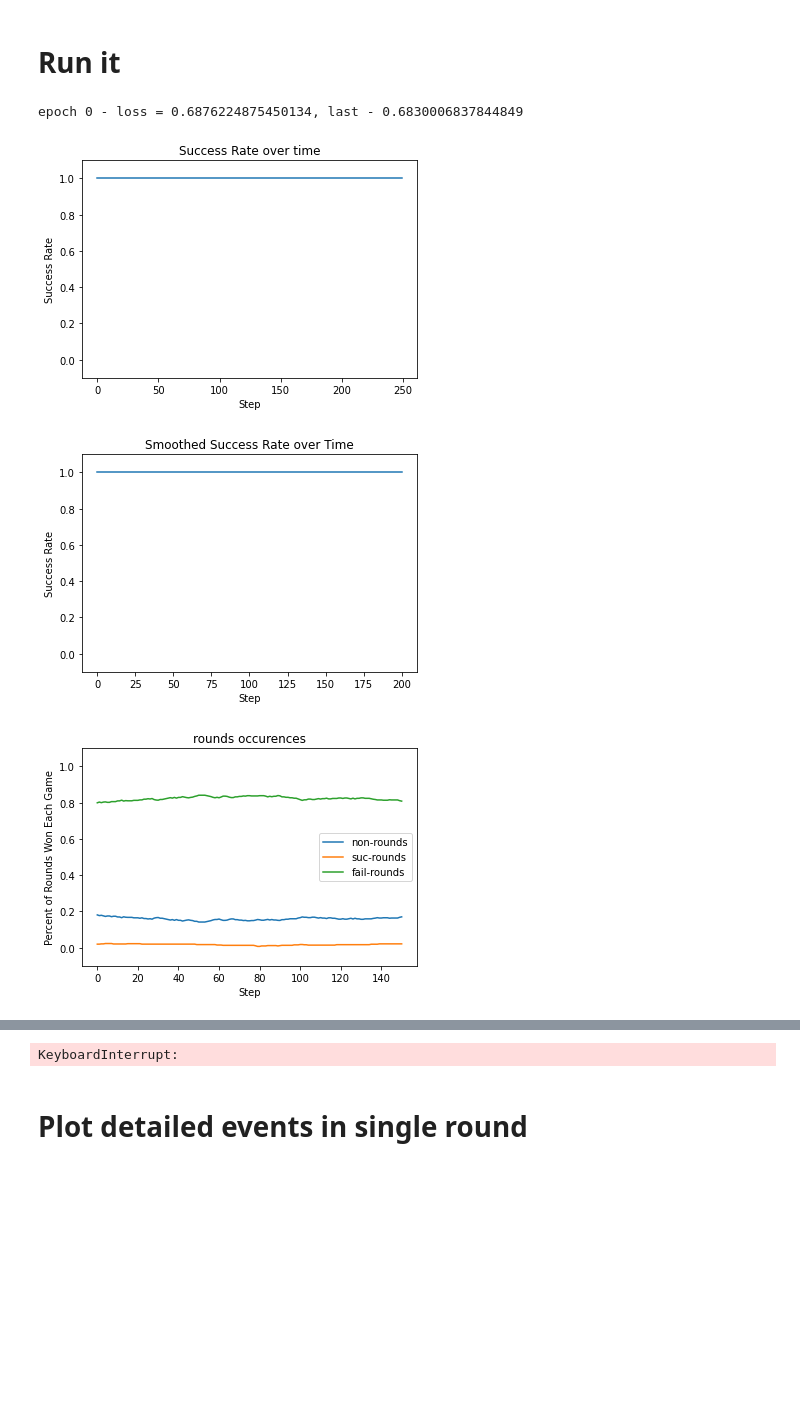
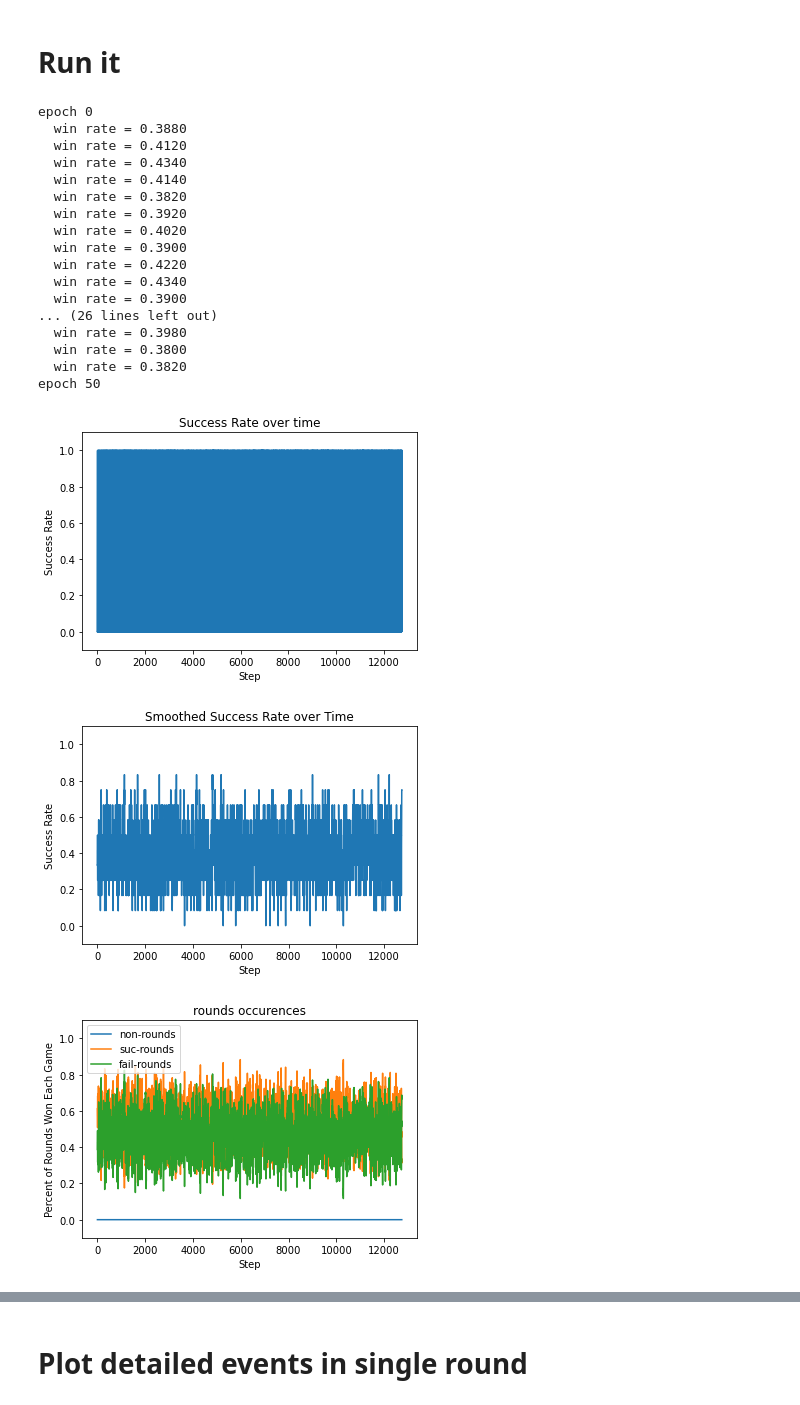
Before and after one commit to eli4224/avalon, a Jupyter notebook: main.ipynb, the cells around one changed output, grey strips where cells are left out. Saved outputs shown, nothing was run; the diff lists cells and outputs as text; code cells hidden in the pictures; blank space fills up the shorter version.

```diff
--- a/main.ipynb
+++ b/main.ipynb
@@ -188,7 +195,7 @@ def get_comm(use_critic=False):
 
 def get_miss(mission_shapes = (10,10), use_critic=False):
     model = NNetwork(SELF_SHAPE + WHO_SHAPE + HIST_SHAPE, 64, use_critic=use_critic)
-    return [CategoricalPolicy(model, mish, 64) for mish in mission_shapes]
+    return [CategoricalPolicy(model, mish, 64).to(device) for mish in mission_shapes]
 
 def get_vote(use_critic=False):
     return CategoricalPolicy(NNetwork(HIST_SHAPE + SELF_SHAPE + WHO_SHAPE, 128, use_critic=use_critic), 2, 128)
@@ -1593,6 +1681,10 @@ def game_success_state(hist, every):
 def evaluate(hist_log, winning_log, every_log):
     def moving_average(x, w):
         return np.convolve(x, np.ones(w), 'valid') / w
+    smoothing_scale = len(winning_log) // 1000
+    if smoothing_scale == 0:
+        return
+
     plt.plot(winning_log)
     plt.title("Success Rate over time")
     plt.ylabel("Success Rate")
@@ -1600,7 +1692,7 @@ def evaluate(hist_log, winning_log, every_log):
     plt.ylim([-0.1, 1.1])
     plt.show()
 
-    plt.plot(moving_average(winning_log, 50))
+    plt.plot(moving_average(winning_log, smoothing_scale))
     plt.xlabel("Step")
     plt.ylabel("Success Rate")
     plt.title("Smoothed Success Rate over Time")
@@ -1608,9 +1700,9 @@ def evaluate(hist_log, winning_log, every_log):
     plt.show()
 
     non_rounds, suc_rounds, fail_rounds = zip(*[count_round_stats(hist, every) for (hist, every) in zip(hist_log, every_log)])
-    plt.plot(moving_average(non_rounds, 100), label="non-rounds")
-    plt.plot(moving_average(suc_rounds, 100), label="suc-rounds")
-    plt.plot(moving_average(fail_rounds, 100), label="fail-rounds")
+    plt.plot(moving_average(non_rounds, smoothing_scale), label="non-rounds")
+    plt.plot(moving_average(suc_rounds, smoothing_scale), label="suc-rounds")
+    plt.plot(moving_average(fail_rounds, smoothing_scale), label="fail-rounds")
     plt.legend(["non-rounds", "suc-rounds", "fail-rounds"], loc=0, frameon=True)
     plt.ylabel("Percent of Rounds Won Each Game")
     plt.title("rounds occurences")
@@ -1619,9 +1711,9 @@ def evaluate(hist_log, winning_log, every_log):
     plt.show()
 
     fail_5_rounds, blue_win, red_wind = zip(*[game_success_state(hist, every) for (hist, every) in zip(hist_log, every_log)])
-    plt.plot(moving_average(blue_win, 100), label="blue_wind")
-    plt.plot(moving_average(red_wind, 100), label="red_wind")
-    plt.plot(moving_average(fail_5_rounds, 100), label="5-round-timeout")
+    plt.plot(moving_average(blue_win, smoothing_scale), label="blue_wind")
+    plt.plot(moving_average(red_wind, smoothing_scale), label="red_wind")
+    plt.plot(moving_average(fail_5_rounds, smoothing_scale), label="5-round-timeout")
     plt.legend(["Blue-win", "Red-win", "5-round-timeout"], loc=0, frameon=True)
     plt.title("Win conditions per step")
     plt.ylabel("Percent of games won")
@@ -1630,8 +1722,8 @@ def evaluate(hist_log, winning_log, every_log):
     plt.show()
 
     red_yays, blue_yays = zip(*[count_votes(hist, every) for (hist, every) in zip(hist_log, every_log)])
-    plt.plot(moving_average(blue_yays, 100), label="blue")
-    plt.plot(moving_average(red_yays, 100), label="red")
+    plt.plot(moving_average(blue_yays, smoothing_scale), label="blue")
+    plt.plot(moving_average(red_yays, smoothing_scale), label="red")
     plt.legend(["Blue", "Red"], loc=0, frameon=True)
     plt.title("Percent of votes that are 'Yes' by agent")
     plt.ylabel("Percent of votes")
@@ -1665,30 +1764,49 @@ def eval_single(hist_log, win_log, every_log, episode):
 # %%
 # trainable_models=['comm_red', 'comm_blue', 'who_blue', 'miss_red_2', 'miss_red_3', 'miss_blue_2', 'miss_blue_3', 'vote_red', 'vote_blue', 'succ_red']
-# trainable_models=['miss_red_2', 'miss_red_3', 'comm_red', 'vote_red', 'succ_red']
-trainable_models=['comm_blue', 'who_blue', 'miss_blue_2', 'miss_blue_3', 'vote_blue',]
+trainable_models=['comm_red', 'miss_red_2', 'miss_red_3', 'vote_red', 'succ_red']
+trainable_models+=['comm_blue', 'who_blue', 'miss_blue_2', 'miss_blue_3', 'vote_blue',]
 
 # trainable_models=['who_blue']
 # trainable_models=['comm_blue']
 
 set_random_seed(2)
 
-lrs_blue = {'COMM':0.00025, 'WHO':0.003, 'MISS2':0.00025, 'MISS3':0.00025, 'VOTE':0.00025}
-lrs_red = {'COMM':0.00025, 'SUCC':0.00025, 'MISS2':0.00025, 'MISS3':0.00025, 'VOTE':0.00025}
+lrs_blue = {'COMM':0.001, 'WHO':0.003, 'MISS2':0.001, 'MISS3':0.001, 'VOTE':0.001}
+lrs_red = {'COMM':0.001, 'SUCC':0.001, 'MISS2':0.001, 'MISS3':0.001, 'VOTE':0.001}
 gamma = 0.99
 gae_lambda = 0.95
 
-blue = BlueAgent(lrs=lrs_blue, use_critic=args["use_critic"])
-# blue = BlueAgentBaselineWHO(lrs=lrs_blue, use_critic=args["use_critic"]) # BlueAgentBaseline()
+# blue = BlueAgent(lrs=lrs_blue, use_critic=args["use_critic"])
+# blue = BlueAgentBaselineWHO(lrs=lrs_blue, use_critic=args["use_critic"])
+
+bluebl = BlueAgentBaseline(use_critic=args["use_critic"])
+
 # red = RedAgent(lrs=lrs_red, use_critic=args["use_critic"])
-red = RedAgentBaseline(use_critic=args["use_critic"])
+# red = RedAgentBaseline(use_critic=args["use_critic"])
 
 my_env = AvalonEnv()
-engine = AvalonEngine(env=my_env, blue=blue, red=red, train_episodes=50, max_epoch=1000,
+engine = AvalonEngine(env=my_env, blue=bluebl, red=red, train_episodes=50, max_epoch=100000,
                       trainable_models=trainable_models, gamma=gamma, gae_lambda=gae_lambda)
-hist_log, winning_log, every_log = engine.run(is_training=True, plot=True)
+hist_log, winning_log, every_log = engine.run(is_training=False, plot=True)
 evaluate(hist_log, winning_log, every_log)
 # %% [output]
-epoch 0 - loss = 0.6876224875450134, last - 0.6830006837844849
+epoch 0
+  win rate = 0.3880
+  win rate = 0.4120
+  win rate = 0.4340
+  win rate = 0.4140
+  win rate = 0.3820
+  win rate = 0.3920
+  win rate = 0.4020
+  win rate = 0.3900
+  win rate = 0.4220
+  win rate = 0.4340
+  win rate = 0.3900
+... (26 lines left out)
+  win rate = 0.3980
+  win rate = 0.3800
+  win rate = 0.3820
+epoch 50
-[figure, old version]
+[figure, new version]
-[figure, old version]
+[figure, new version]
-[figure, old version]
+[figure, new version]
@@ -1715,4 +1832,3 @@ epoch 18 - loss = 0.5760005712509155, last - 0.40183544158935547
-KeyboardInterrupt:
 # %%
 %matplotlib inline
 evaluate(hist_log, winning_log, every_log)
```
Also changed, not shown: parts of 11 cells of this notebook, 1 other file.
